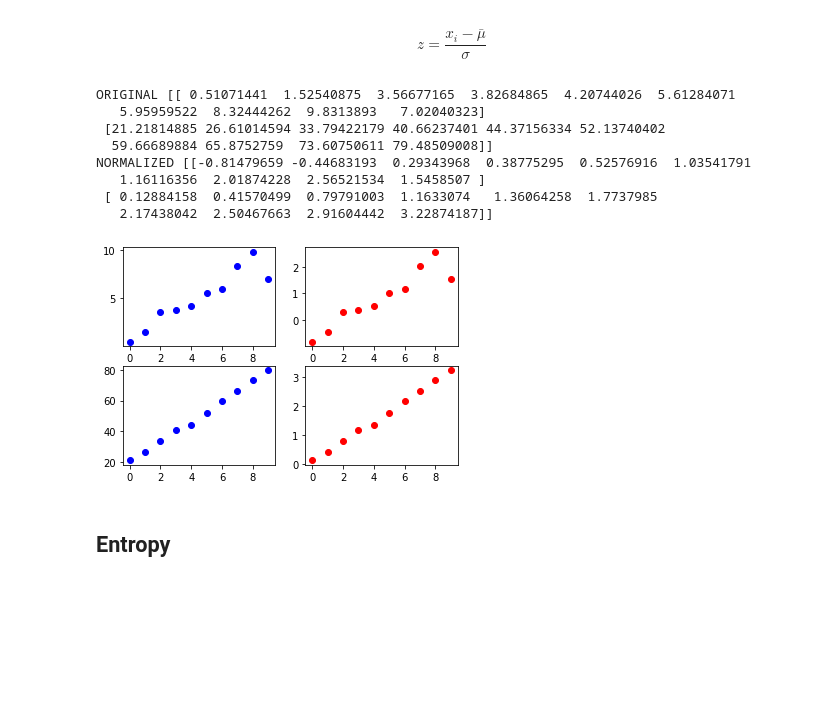
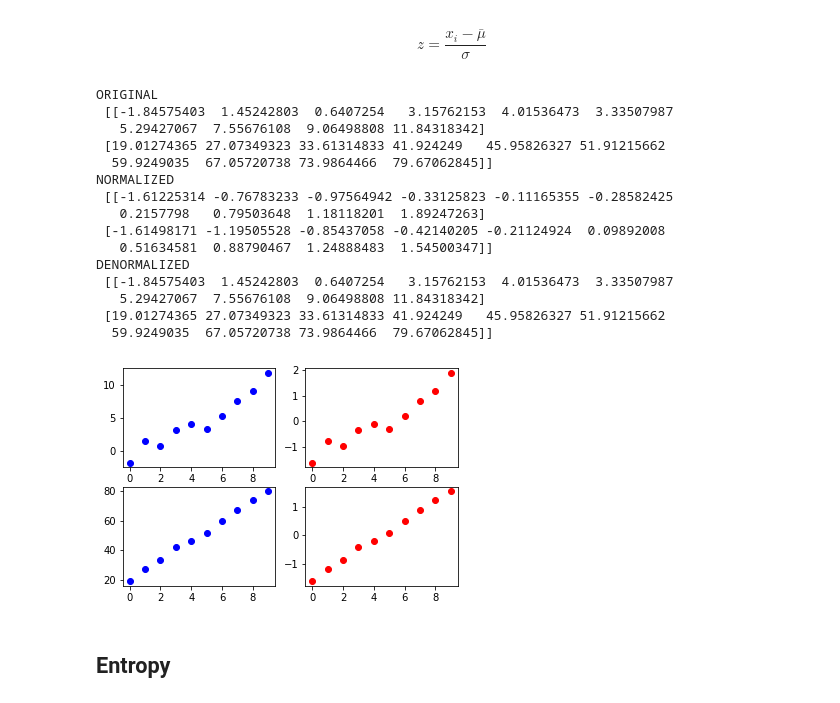
Before and after one commit to MartinCastroAlvarez/python-recommender-systems, a Jupyter notebook: memorybased.ipynb, the cells around one changed output. Saved outputs shown, nothing was run; the diff lists cells and outputs as text; code cells hidden in the pictures; blank space fills up the shorter version.

```diff
--- a/memorybased.ipynb
+++ b/memorybased.ipynb
@@ -305,7 +302,7 @@ $$ σ^2 = \frac{\sum\limits^{^n}_{i=1} (x_i - \bar{\mu})^2}{n}	 $$
 # %% [markdown]
 $$ z = \frac{x_i - \bar{\mu}}{σ}	 $$
 # %%
-def get_normalized_matrix(matrix: np.array) -> tuple:
+def normalize(matrix: np.array) -> tuple:
     """
     Normalization Function.
     Returns z-score of each element in the input matrix.
@@ -318,38 +315,59 @@ def get_normalized_matrix(matrix: np.array) -> tuple:
     variance = variance.reshape(variance.shape[0], 1)
     variance[variance == 0] = 1
     deviation: np.array = np.sqrt(variance)
-    normalized: np.array = (matrix - deviation) / deviation
+    normalized: np.array = (matrix - mean) / deviation
     return mean, deviation, normalized
+
+
+def denormalize(normalized: np.array, mean: np.array, deviation: np.array) -> tuple:
+    """
+    Denormalization Function.
+    """
+    return mean + deviation * normalized
 # %%
-x: np.array = np.vstack([
+X: np.array = np.vstack([
     np.linspace(0, 10, 10) + np.random.normal(0, 1, 10),
     20 + np.linspace(0, 60, 10) + np.random.normal(0, 1, 10),
 ])
-mean, deviation, y = get_normalized_matrix(x)
-assert x.shape == y.shape
-print('ORIGINAL', x)
-print('NORMALIZED', y)
+mean, deviation, Y = normalize(X)
+Z = denormalize(Y, mean, deviation)
+
+print('ORIGINAL', "\n", X)
+print('NORMALIZED', "\n", Y)
+print('DENORMALIZED', "\n", Z)
+
+assert X.shape == Y.shape
+assert Z.shape == X.shape
+assert (np.floor(X) == np.floor(Z)).all()
+
 grid = np.arange(x.shape[1])
 figure: Figure = plt.figure()
 axes: Axes = figure.add_subplot(2, 2, 1)
-axes.plot(grid, x[0].flat, 'o', color='blue')
+axes.plot(grid, X[0].flat, 'o', color='blue')
 axes: Axes = figure.add_subplot(2, 2, 2)
-axes.plot(grid, y[0].flat, 'o', color='red')
+axes.plot(grid, Y[0].flat, 'o', color='red')
 axes: Axes = figure.add_subplot(2, 2, 3)
-axes.plot(grid, x[1].flat, 'o', color='blue')
+axes.plot(grid, X[1].flat, 'o', color='blue')
 axes: Axes = figure.add_subplot(2, 2, 4)
-axes.plot(grid, y[1].flat, 'o', color='red')
+axes.plot(grid, Y[1].flat, 'o', color='red')
 plt.show()
 # %% [output]
-ORIGINAL [[ 0.51071441  1.52540875  3.56677165  3.82684865  4.20744026  5.61284071
-   5.95959522  8.32444262  9.8313893   7.02040323]
- [21.21814885 26.61014594 33.79422179 40.66237401 44.37156334 52.13740402
-  59.66689884 65.8752759  73.60750611 79.48509008]]
-NORMALIZED [[-0.81479659 -0.44683193  0.29343968  0.38775295  0.52576916  1.03541791
-   1.16116356  2.01874228  2.56521534  1.5458507 ]
- [ 0.12884158  0.41570499  0.79791003  1.1633074   1.36064258  1.7737985
-   2.17438042  2.50467663  2.91604442  3.22874187]]
+ORIGINAL
+ [[-1.84575403  1.45242803  0.6407254   3.15762153  4.01536473  3.33507987
+   5.29427067  7.55676108  9.06498808 11.84318342]
+ [19.01274365 27.07349323 33.61314833 41.924249   45.95826327 51.91215662
+  59.9249035  67.05720738 73.9864466  79.67062845]]
+NORMALIZED
+ [[-1.61225314 -0.76783233 -0.97564942 -0.33125823 -0.11165355 -0.28582425
+   0.2157798   0.79503648  1.18118201  1.89247263]
+ [-1.61498171 -1.19505528 -0.85437058 -0.42140205 -0.21124924  0.09892008
+   0.51634581  0.88790467  1.24888483  1.54500347]]
+DENORMALIZED
+ [[-1.84575403  1.45242803  0.6407254   3.15762153  4.01536473  3.33507987
+   5.29427067  7.55676108  9.06498808 11.84318342]
+ [19.01274365 27.07349323 33.61314833 41.924249   45.95826327 51.91215662
+  59.9249035  67.05720738 73.9864466  79.67062845]]
-[figure, old version]
+[figure, new version]
 # %% [markdown]
 ## Entropy
 # %% [markdown]
```
Also changed, not shown: parts of 21 cells of this notebook, 1 other file.
